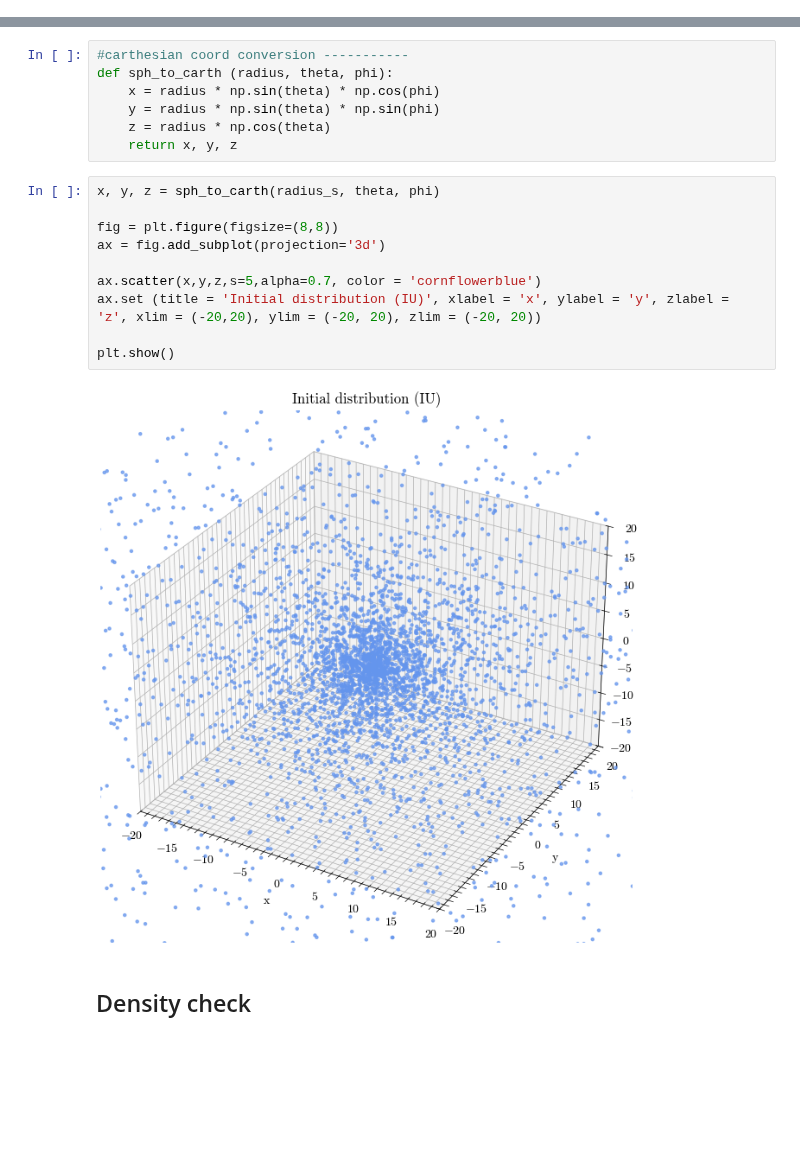
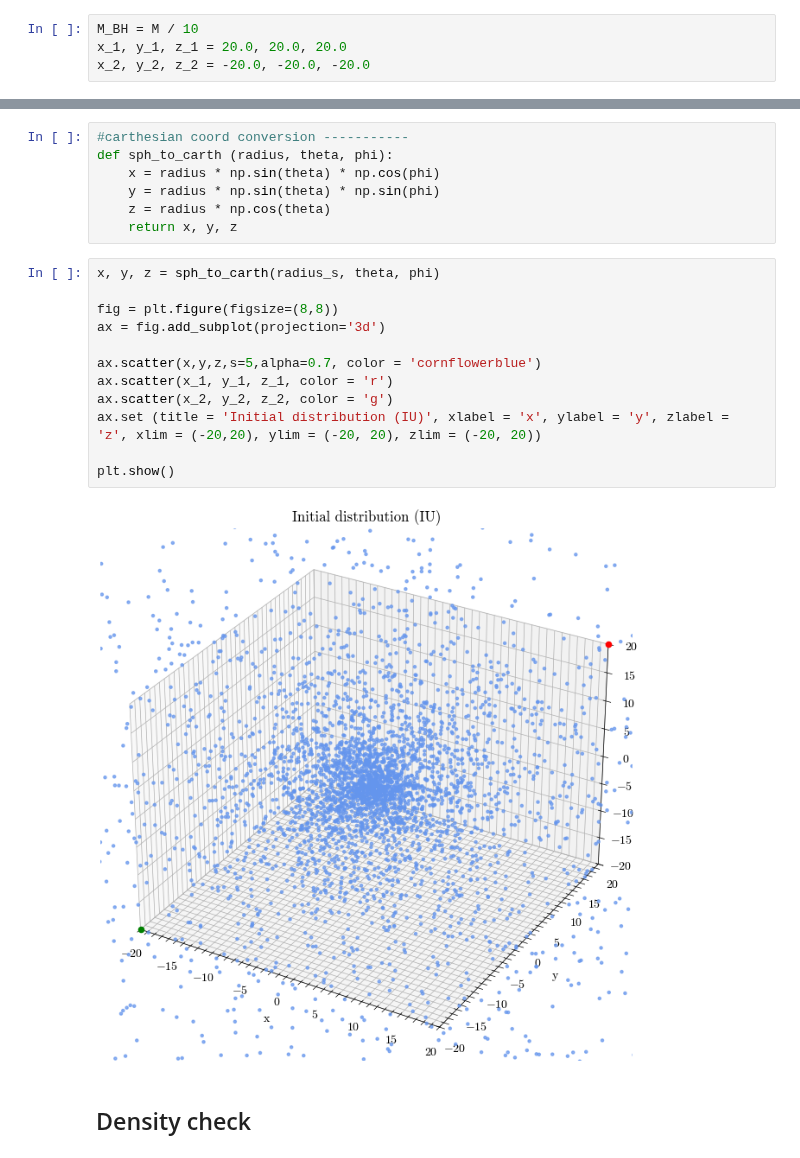
Before and after one commit to lisam10/stellar_systems_dynamics2024, a Jupyter notebook: final_exercise/Hernquist_new.ipynb, the cells around one changed output, grey strips where cells are left out. Drawn from its saved outputs; the diff is of its cells as text; blank space fills up the shorter version.

```diff
--- a/final_exercise/Hernquist_new.ipynb
+++ b/final_exercise/Hernquist_new.ipynb
@@ -28,6 +28,10 @@ n = 5000 #number of particles
 a = 10 #scale radius
 M = 1 #each particle has a mass = M/n in internal units
 n_dim = 3
+# %%
+M_BH = M / 10
+x_1, y_1, z_1 = 20.0, 20.0, 20.0
+x_2, y_2, z_2 = -20.0, -20.0, -20.0
 # %% [markdown]
 ## Position sampling
 In order to create the profile, we need to sample the position and velociy of each of our n particles. To do this, we first find the radial distribution:
@@ -87,15 +91,17 @@ def sph_to_carth (radius, theta, phi):
 # %%
 x, y, z = sph_to_carth(radius_s, theta, phi)
 
 fig = plt.figure(figsize=(8,8))
 ax = fig.add_subplot(projection='3d')
 
 ax.scatter(x,y,z,s=5,alpha=0.7, color = 'cornflowerblue')
+ax.scatter(x_1, y_1, z_1, color = 'r')
+ax.scatter(x_2, y_2, z_2, color = 'g')
 ax.set (title = 'Initial distribution (IU)', xlabel = 'x', ylabel = 'y', zlabel = 'z', xlim = (-20,20), ylim = (-20, 20), zlim = (-20, 20))
 
 plt.show()
 # %% [output]
-[figure, old version]
+[figure, new version]
 # %% [markdown]
 ## Density check
 # %%
```
Also changed, not shown: parts of 14 cells of this notebook, 1 other file.
